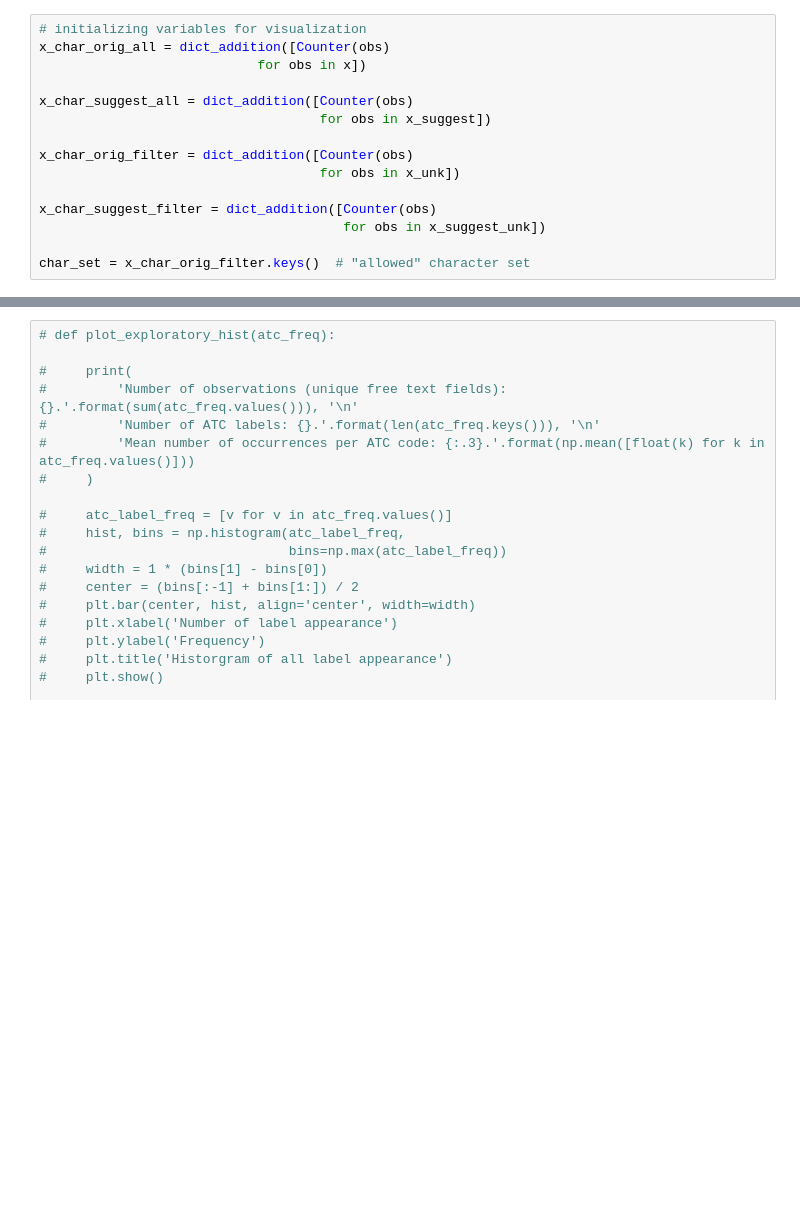
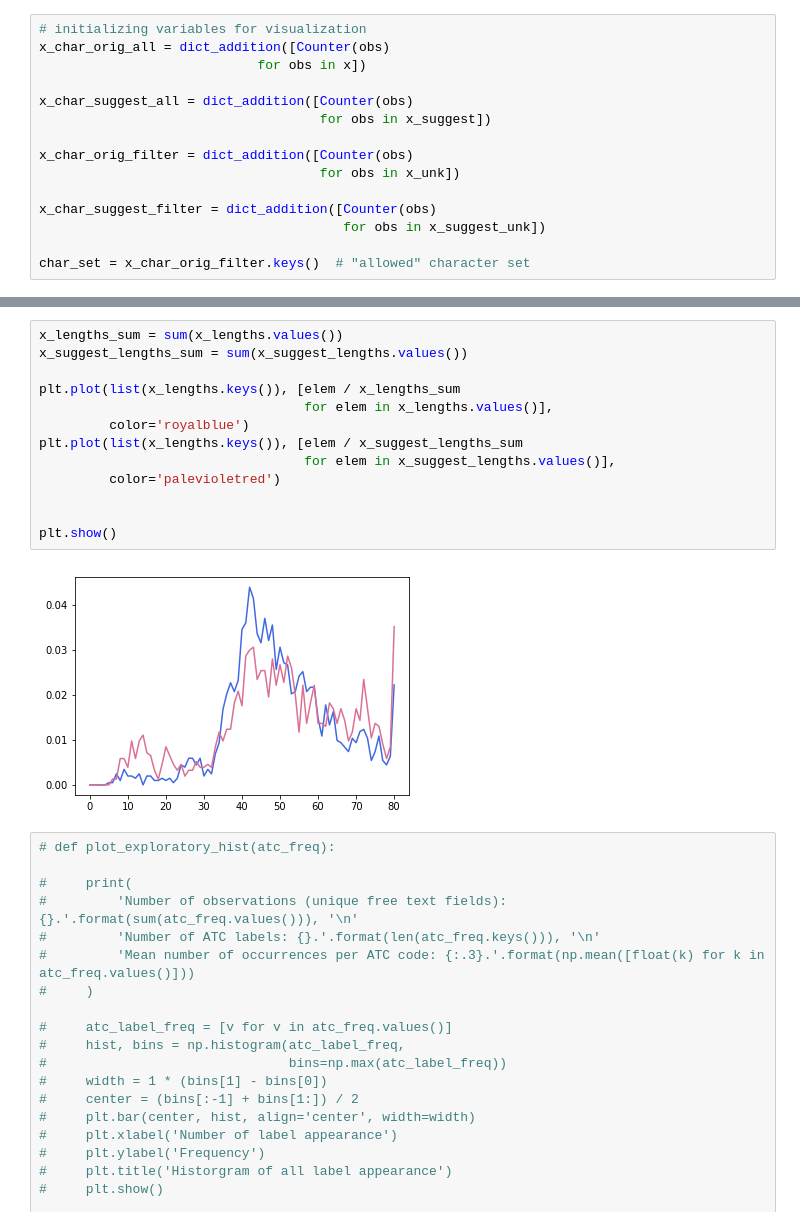
Before and after one commit to jraiskin/Automated_categorization_medication, a Jupyter notebook: test_load_data.ipynb, the cells around one changed output, grey strips where cells are left out. Drawn from its saved outputs; the diff is of its cells as text; blank space fills up the shorter version.

```diff
--- a/test_load_data.ipynb
+++ b/test_load_data.ipynb
@@ -259,3 +284,18 @@ When we only keep labels that appear at least 10 time, we are left with 82 label
+# %%
+x_lengths_sum = sum(x_lengths.values())
+x_suggest_lengths_sum = sum(x_suggest_lengths.values())
+
+plt.plot(list(x_lengths.keys()), [elem / x_lengths_sum
+                                  for elem in x_lengths.values()],
+         color='royalblue')
+plt.plot(list(x_lengths.keys()), [elem / x_suggest_lengths_sum
+                                  for elem in x_suggest_lengths.values()],
+         color='palevioletred')
+
+
+plt.show()
+# %% [output]
+[figure, added]
 # %%
 # def plot_exploratory_hist(atc_freq):
 
```
Also changed, not shown: parts of 12 cells of this notebook.
